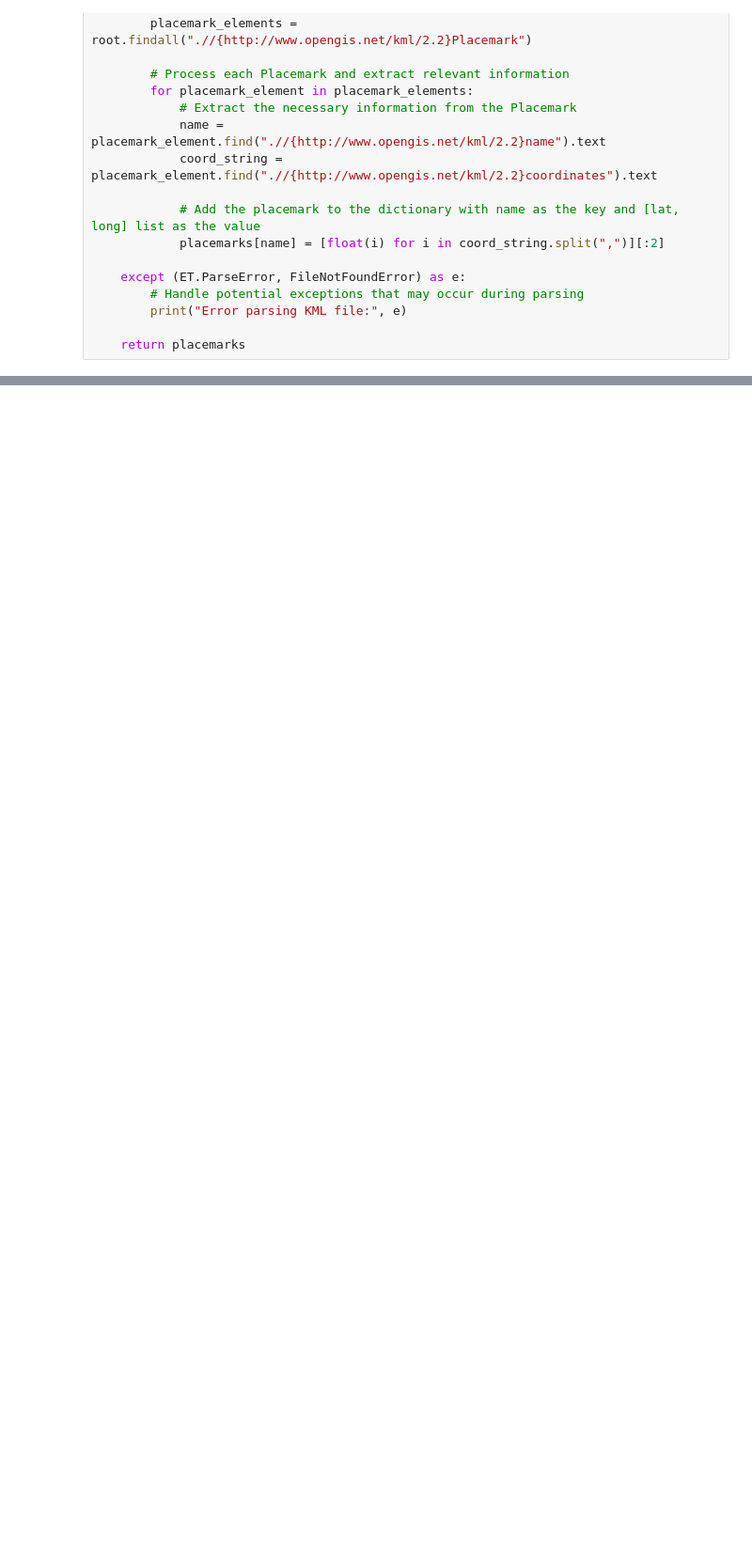
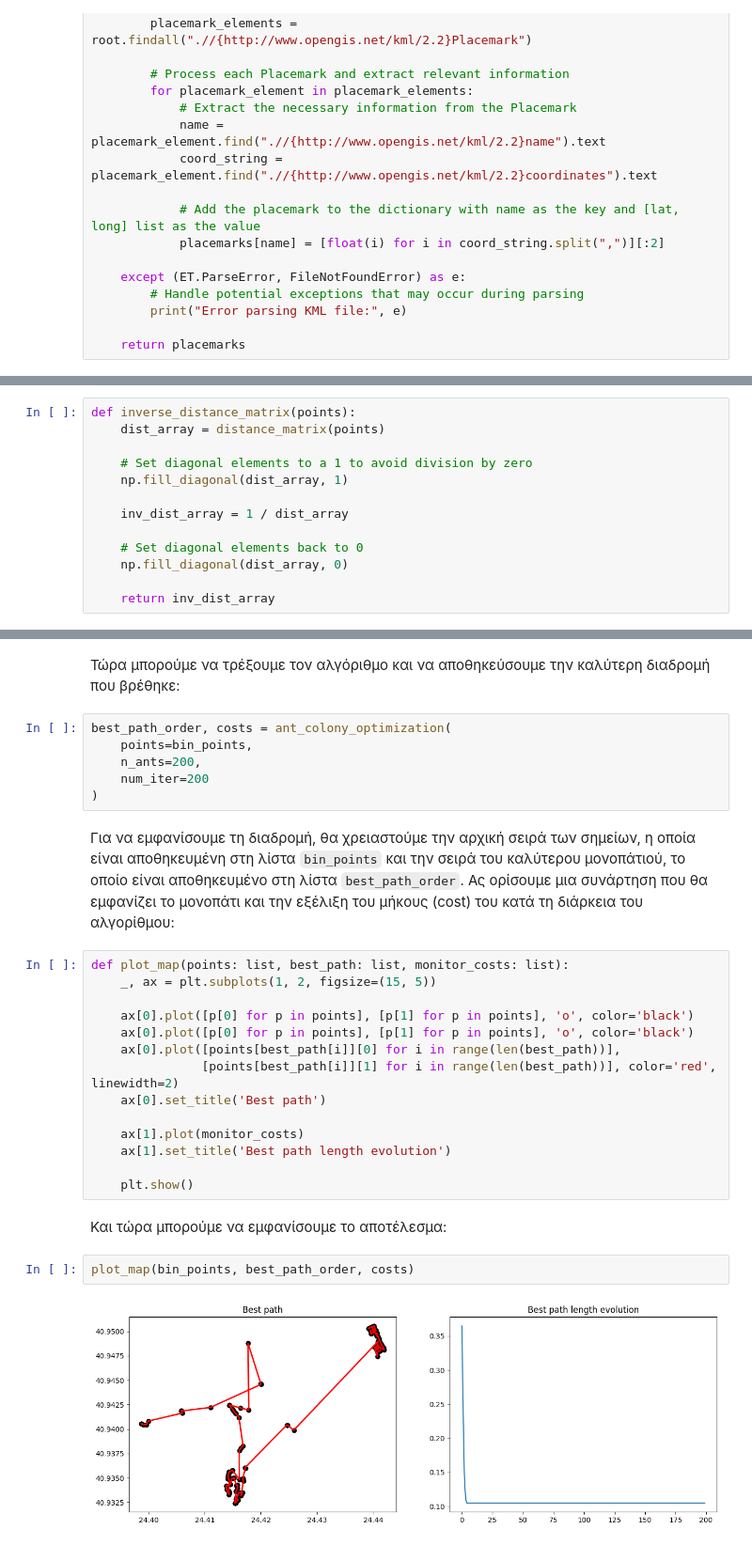
Before and after one commit to kostas2370/OptimalRoute, a Jupyter notebook: optimal_route.ipynb, the cells around one changed output, grey strips where cells are left out. Shown at 94% size. Drawn from its saved outputs; the diff is of its cells as text; blank space fills up the shorter version.

```diff
--- a/optimal_route.ipynb
+++ b/optimal_route.ipynb
@@ -321,0 +130,13 @@ print(sorted_point_names)
+# %%
+def inverse_distance_matrix(points):
+    dist_array = distance_matrix(points)
+
+    # Set diagonal elements to a 1 to avoid division by zero
+    np.fill_diagonal(dist_array, 1)
+
+    inv_dist_array = 1 / dist_array
+
+    # Set diagonal elements back to 0
+    np.fill_diagonal(dist_array, 0)
+
+    return inv_dist_array
@@ -321,0 +276,30 @@ print(sorted_point_names)
+# %% [markdown]
+Τώρα μπορούμε να τρέξουμε τον αλγόριθμο και να αποθηκεύσουμε την καλύτερη διαδρομή που βρέθηκε:
+# %%
+best_path_order, costs = ant_colony_optimization(
+    points=bin_points,
+    n_ants=200,
+    num_iter=200
+)
+# %% [markdown]
+Για να εμφανίσουμε τη διαδρομή, θα χρειαστούμε την αρχική σειρά των σημείων, η οποία είναι αποθηκευμένη στη λίστα `bin_points` και την σειρά του καλύτερου μονοπάτιού, το οποίο είναι αποθηκευμένο στη λίστα `best_path_order`. Ας ορίσουμε μια συνάρτηση που θα εμφανίζει το μονοπάτι και την εξέλιξη του μήκους (cost) του κατά τη διάρκεια του αλγορίθμου:
+# %%
+def plot_map(points: list, best_path: list, monitor_costs: list):
+    _, ax = plt.subplots(1, 2, figsize=(15, 5))
+
+    ax[0].plot([p[0] for p in points], [p[1] for p in points], 'o', color='black')
+    ax[0].plot([p[0] for p in points], [p[1] for p in points], 'o', color='black')
+    ax[0].plot([points[best_path[i]][0] for i in range(len(best_path))],
+               [points[best_path[i]][1] for i in range(len(best_path))], color='red', linewidth=2)
+    ax[0].set_title('Best path')
+
+    ax[1].plot(monitor_costs)
+    ax[1].set_title('Best path length evolution')
+
+    plt.show()
+# %% [markdown]
+Και τώρα μπορούμε να εμφανίσουμε το αποτέλεσμα:
+# %%
+plot_map(bin_points, best_path_order, costs)
+# %% [output]
+[figure, added]
```
Also changed, not shown: parts of 66 cells of this notebook, 15 other files.
